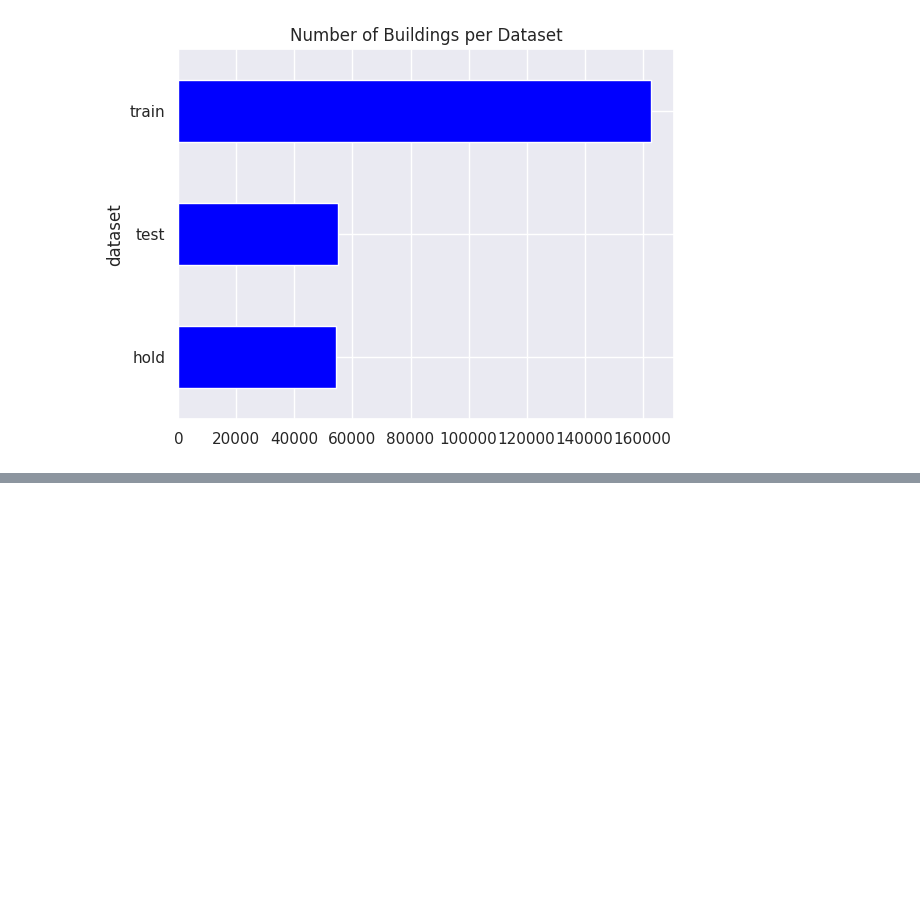
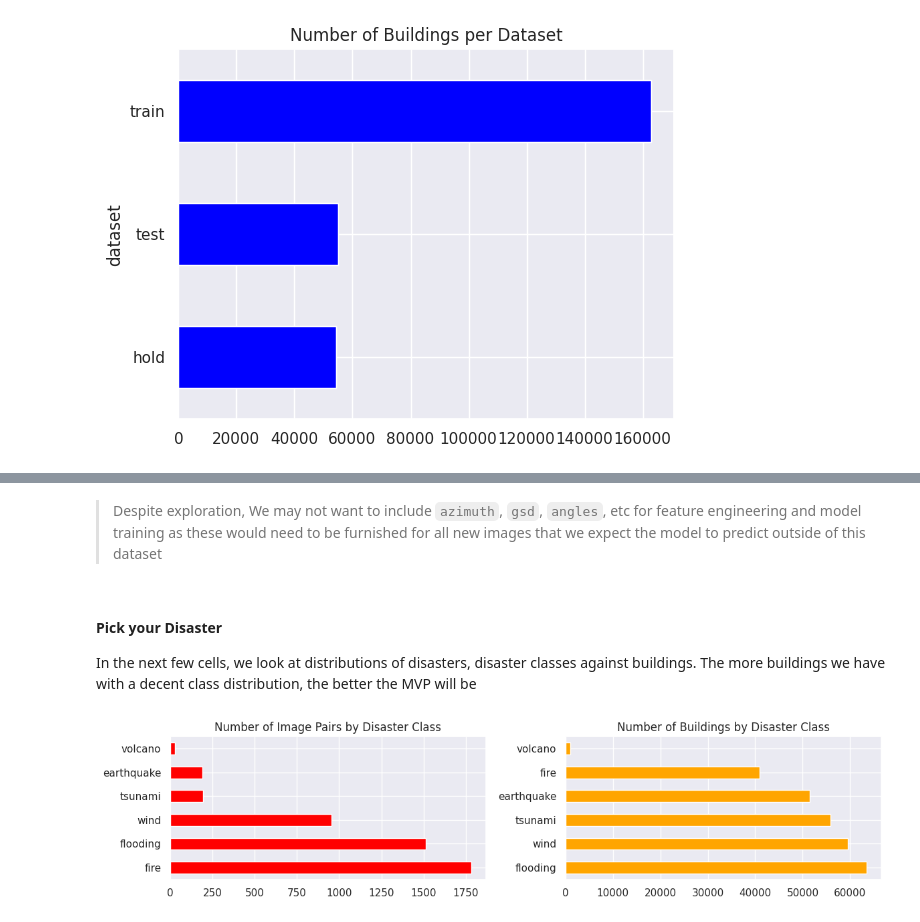
Before and after one commit to cricksmaidiene/alivio, a Jupyter notebook: src/02_data_analysis/xview2_challenge_data_eda.ipynb, the cells around one changed output, grey strips where cells are left out. Drawn from its saved outputs; the diff is of its cells as text; code cells hidden in the pictures; blank space fills up the shorter version.

```diff
--- a/src/02_data_analysis/xview2_challenge_data_eda.ipynb
+++ b/src/02_data_analysis/xview2_challenge_data_eda.ipynb
@@ -213,0 +228,28 @@ Total number of buildings in data: 272041
+# %% [markdown]
+> Despite exploration, We may not want to include `azimuth`, `gsd`, `angles`, etc for feature engineering and model training as these would need to be furnished for all new images that we expect the model to predict outside of this dataset
+# %% [markdown]
+
+#### Pick your Disaster
+In the next few cells, we look at distributions of disasters, disaster classes against buildings. The more buildings we have with a decent class distribution, the better the MVP will be
+# %%
+fig, axes = plt.subplots(nrows=1, ncols=2, figsize=(4 * 3, 3))
+
+df.drop_duplicates(subset=["image_id"])["disaster_type"].value_counts().plot(
+    kind="barh",
+    title="Number of Image Pairs by Disaster Class",
+    color="red",
+    ax=axes[0],
+)
+
+
+df.drop_duplicates(subset=["building_id"])["disaster_type"].value_counts().plot(
+    kind="barh",
+    title="Number of Buildings by Disaster Class",
+    color="orange",
+    ax=axes[1],
+)
+
+plt.tight_layout()
+plt.show()
+# %% [output]
+[figure, added]
```
Also changed, not shown: parts of 6 cells of this notebook.
